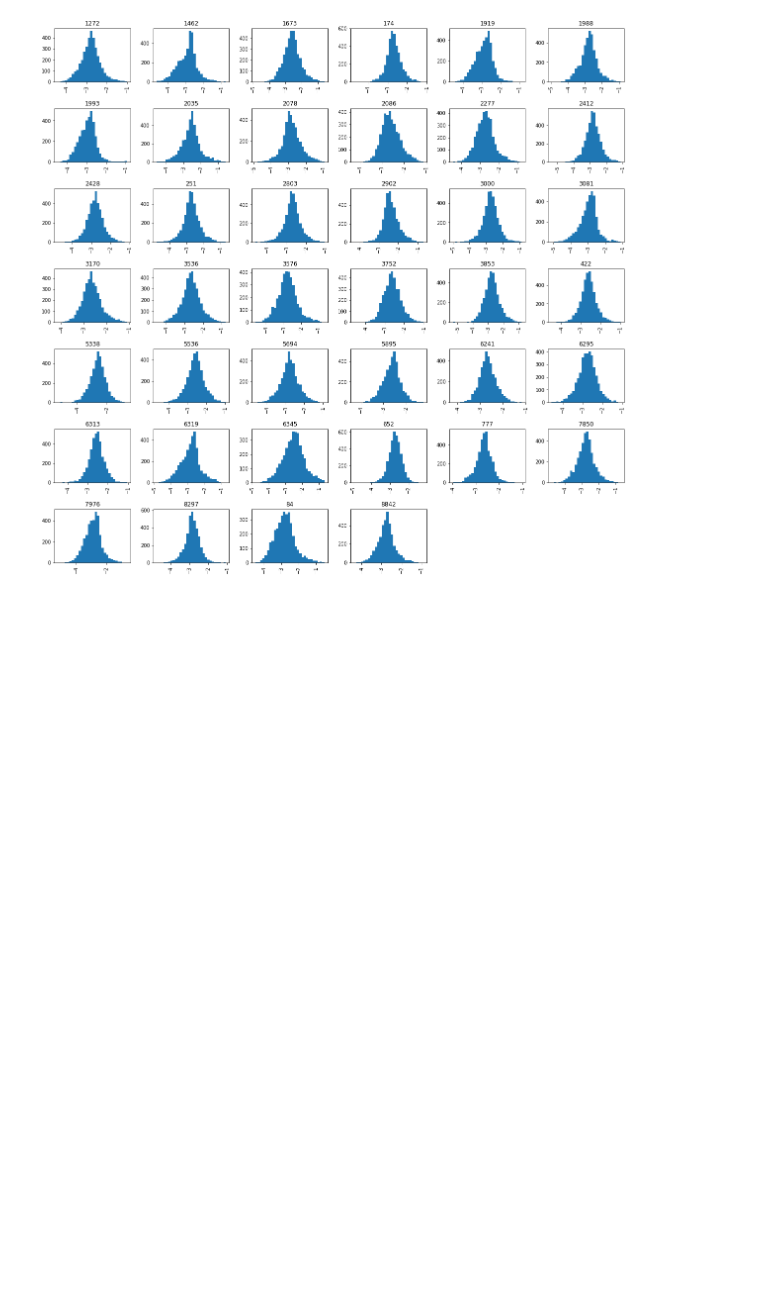
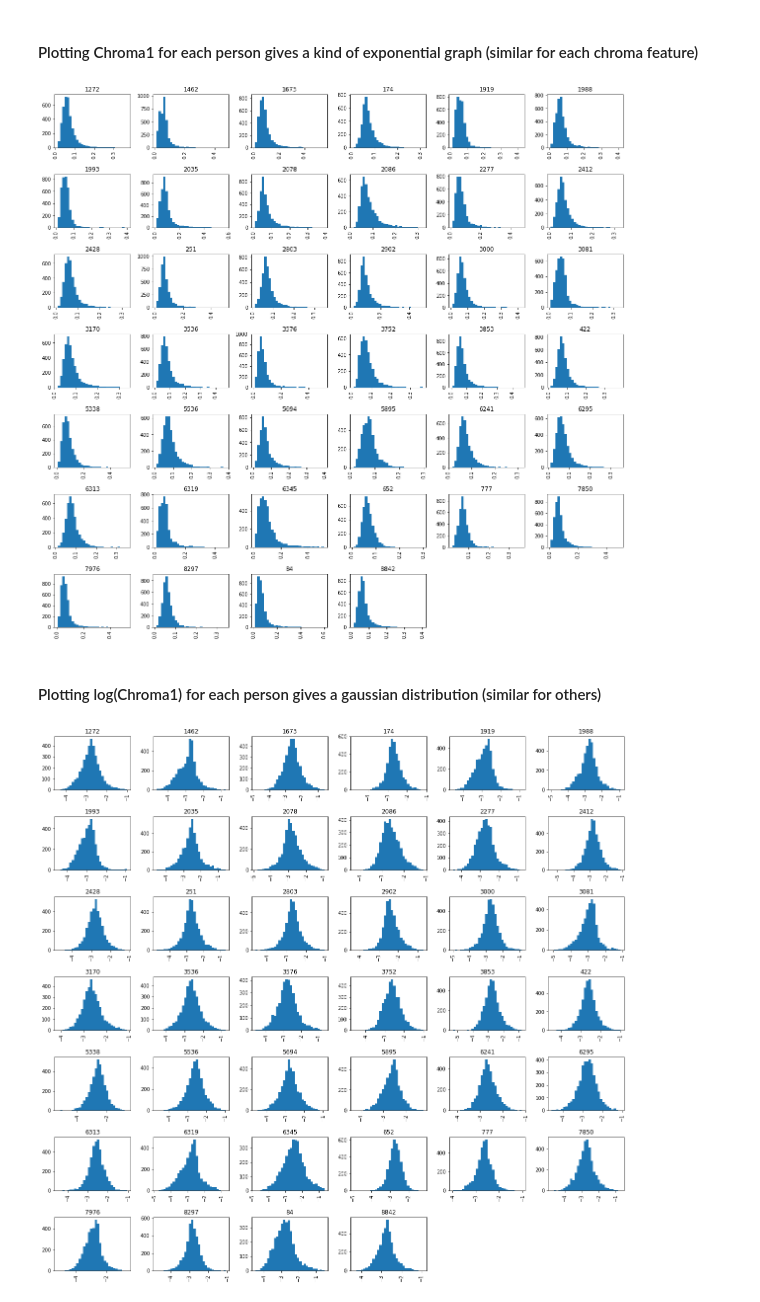
Before and after one commit to anshulshah96/Voice-Synthesizer, a Jupyter notebook: notebooks/data_visualization_2.ipynb, the cells around one changed output. Drawn from its saved outputs; the diff is of its cells as text; code cells hidden in the pictures; blank space fills up the shorter version.

```diff
--- a/notebooks/data_visualization_2.ipynb
+++ b/notebooks/data_visualization_2.ipynb
@@ -21,3 +16,11 @@ df['id'] = le.fit_transform(df['pid'])
+# %% [markdown]
+#### Plotting Chroma1 for each person gives a kind of exponential graph (similar for each chroma feature)
+# %%
+hist1 = df.hist(column="chroma1", by="pid", bins=30, figsize=(20,20))
+# %% [output]
+[figure, added]
+# %% [markdown]
+#### Plotting log(Chroma1) for each person gives a gaussian distribution (similar for others)
 # %%
 df["lc1"] = np.log(df["chroma1"])
 hist1 = df.hist(column="lc1", by="pid", bins=30, figsize=(20,20))
```
Also changed, not shown: parts of 2 cells of this notebook.
